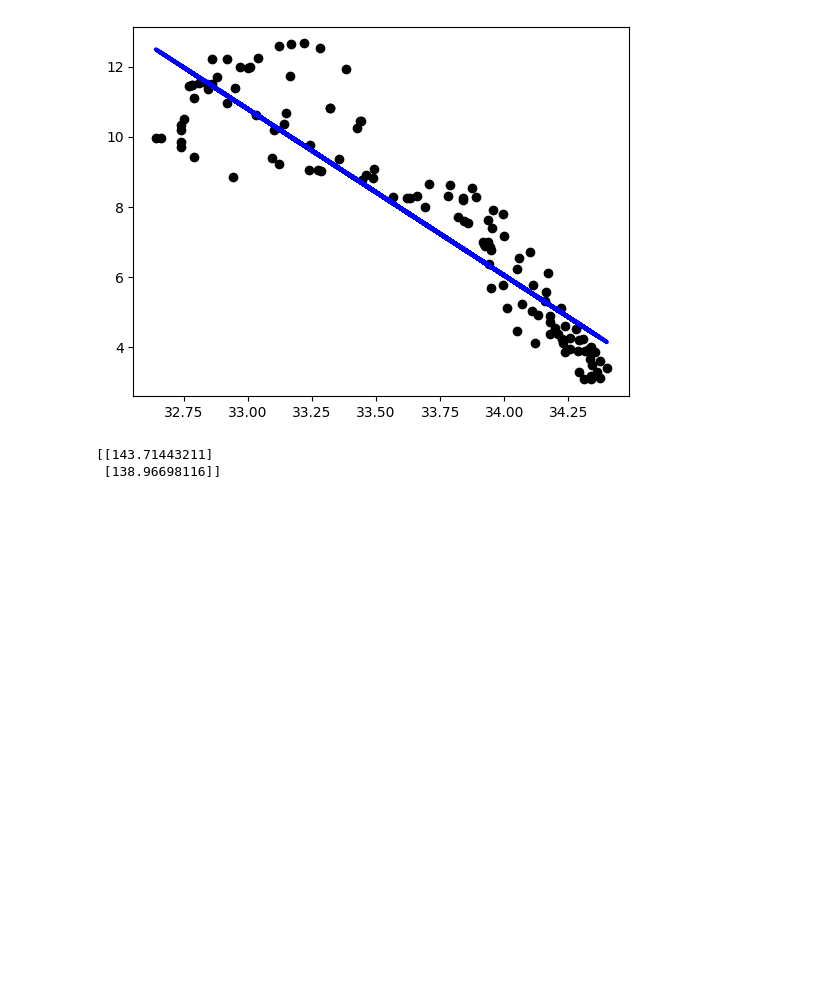
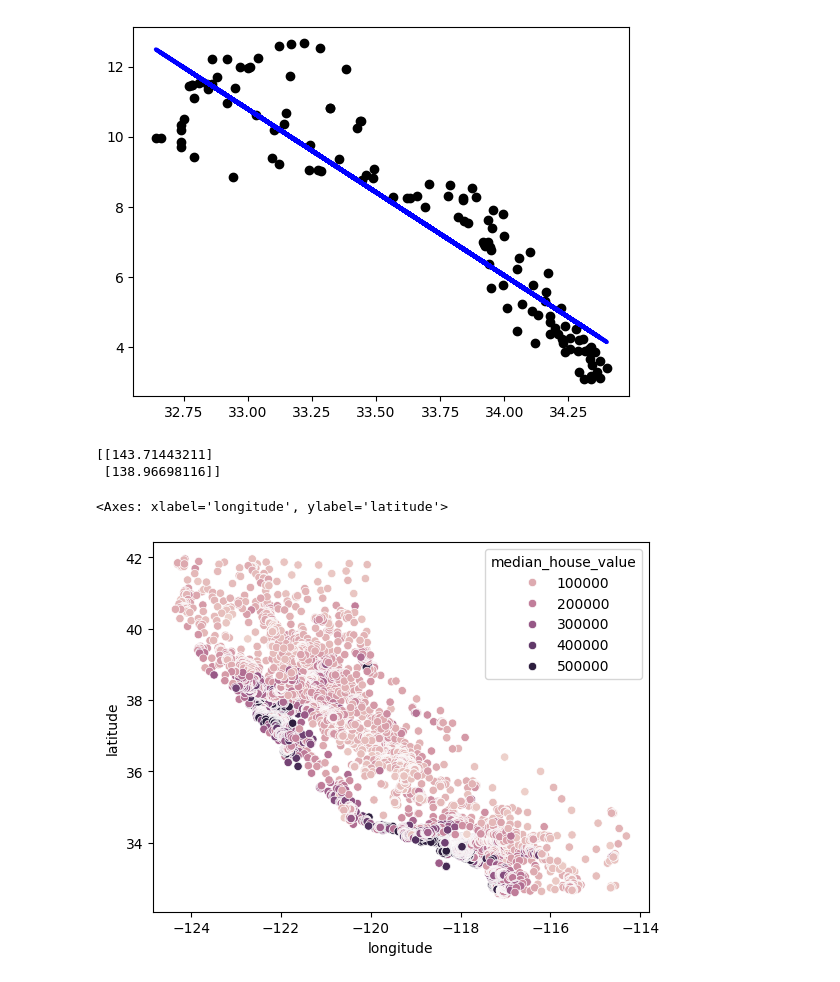
Before and after one commit to 3dgarxx3/Mineria_Datos, a Jupyter notebook: IA_1_Verano.ipynb, the cells around one changed output. Drawn from its saved outputs; the diff is of its cells as text; code cells hidden in the pictures; blank space fills up the shorter version.

```diff
--- a/IA_1_Verano.ipynb
+++ b/IA_1_Verano.ipynb
@@ -44,3 +44,12 @@ print(prediccion)
 # %% [output]
 [[143.71443211]
  [138.96698116]]
+# %%
+import pandas as pd
+datos = pd.read_csv('/content/housing.csv',usecols = ['longitude','latitude','median_house_value'])
+datos.head()
+import seaborn as sns
+sns.scatterplot(data = datos,x='longitude',y='latitude',hue='median_house_value')
+# %% [output]
+<Axes: xlabel='longitude', ylabel='latitude'>
+[figure, added]
```
Also changed, not shown: parts of 1 cell of this notebook.
